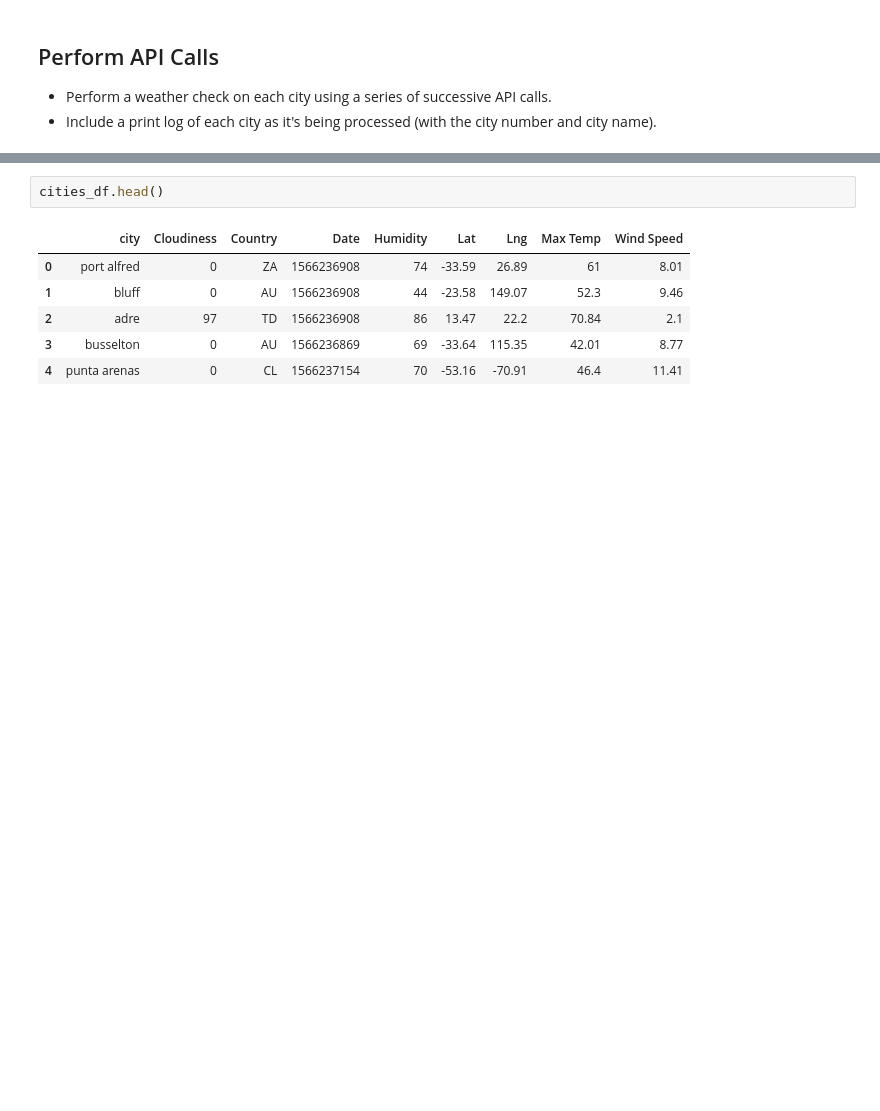
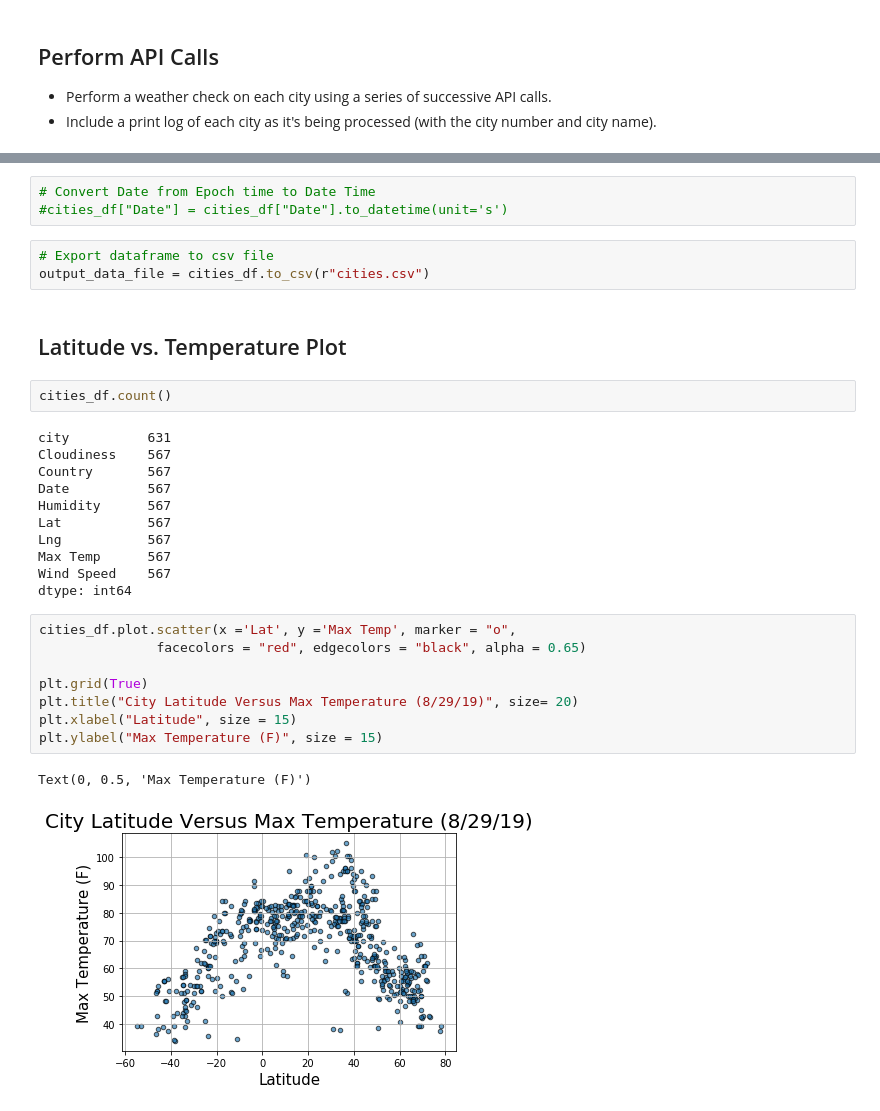
Before and after one commit to ajcascella/API_homework, a Jupyter notebook: Instructions/starter_code/WeatherPy_AJC.ipynb, the cells around one changed output, grey strips where cells are left out. Saved outputs shown, nothing was run; the diff lists cells and outputs as text; blank space fills up the shorter version.

```diff
--- a/Instructions/starter_code/WeatherPy_AJC.ipynb
+++ b/Instructions/starter_code/WeatherPy_AJC.ipynb
@@ -126,9 +152,32 @@ City not found...Skipping.
+# %%
+# Convert Date from Epoch time to Date Time
+#cities_df["Date"] = cities_df["Date"].to_datetime(unit='s')
+# %%
+# Export dataframe to csv file
+output_data_file = cities_df.to_csv(r"cities.csv")
+# %% [markdown]
+## Latitude vs. Temperature Plot
 # %%
-cities_df.head()
+cities_df.count()
 # %% [output]
-|  | city | Cloudiness | Country | Date | Humidity | Lat | Lng | Max Temp | Wind Speed |
-| 0 | port alfred | 0 | ZA | 1566236908 | 74 | -33.59 | 26.89 | 61 | 8.01 |
-| 1 | bluff | 0 | AU | 1566236908 | 44 | -23.58 | 149.07 | 52.3 | 9.46 |
-| 2 | adre | 97 | TD | 1566236908 | 86 | 13.47 | 22.2 | 70.84 | 2.1 |
-| 3 | busselton | 0 | AU | 1566236869 | 69 | -33.64 | 115.35 | 42.01 | 8.77 |
-| 4 | punta arenas | 0 | CL | 1566237154 | 70 | -53.16 | -70.91 | 46.4 | 11.41 |
+city          631
+Cloudiness    567
+Country       567
+Date          567
+Humidity      567
+Lat           567
+Lng           567
+Max Temp      567
+Wind Speed    567
+dtype: int64
+# %%
+cities_df.plot.scatter(x ='Lat', y ='Max Temp', marker = "o",
+               facecolors = "red", edgecolors = "black", alpha = 0.65)
+
+plt.grid(True)
+plt.title("City Latitude Versus Max Temperature (8/29/19)", size= 20)
+plt.xlabel("Latitude", size = 15)
+plt.ylabel("Max Temperature (F)", size = 15)
+# %% [output]
+Text(0, 0.5, 'Max Temperature (F)')
+[figure, added]
```
Also changed, not shown: parts of 10 cells of this notebook, 1 other file.
